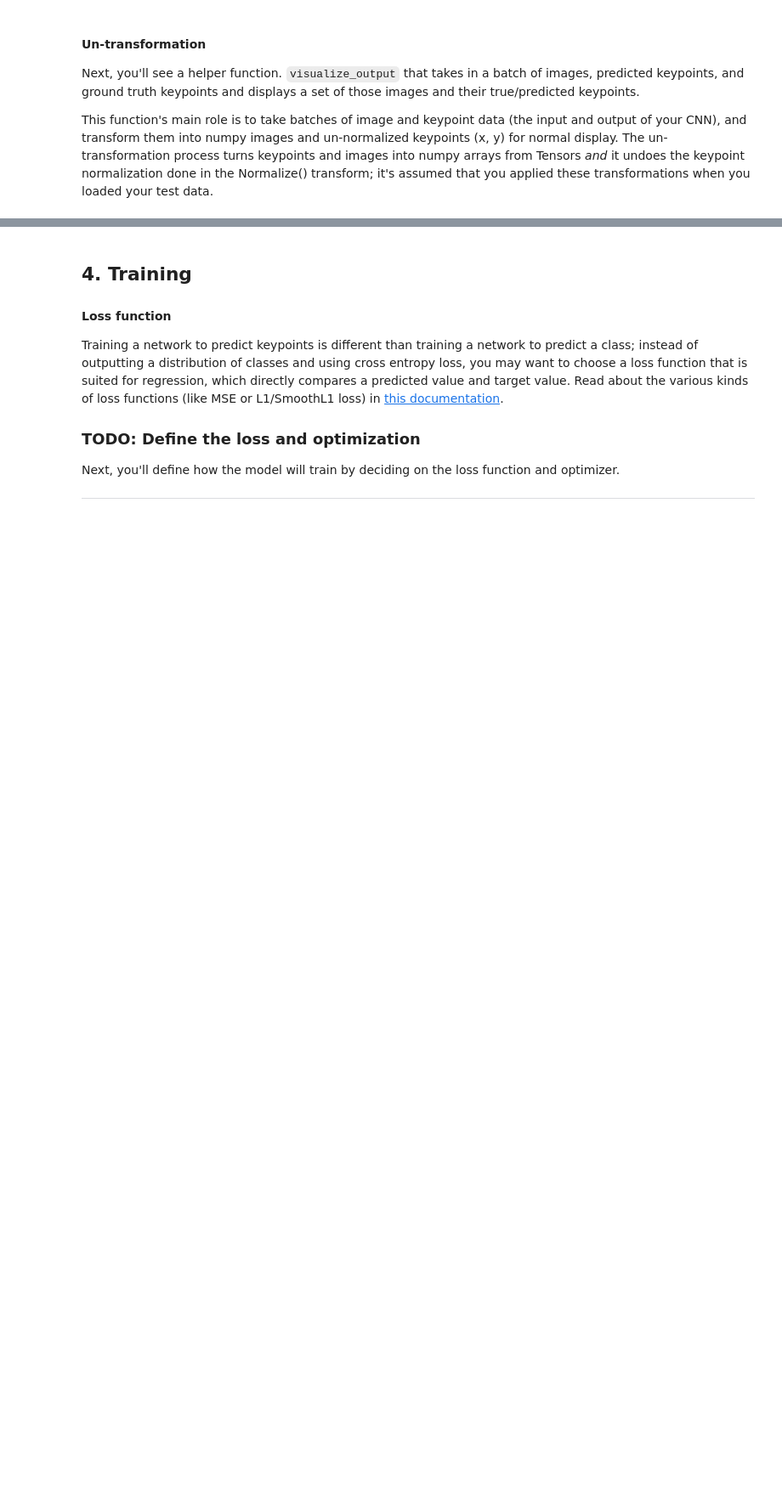
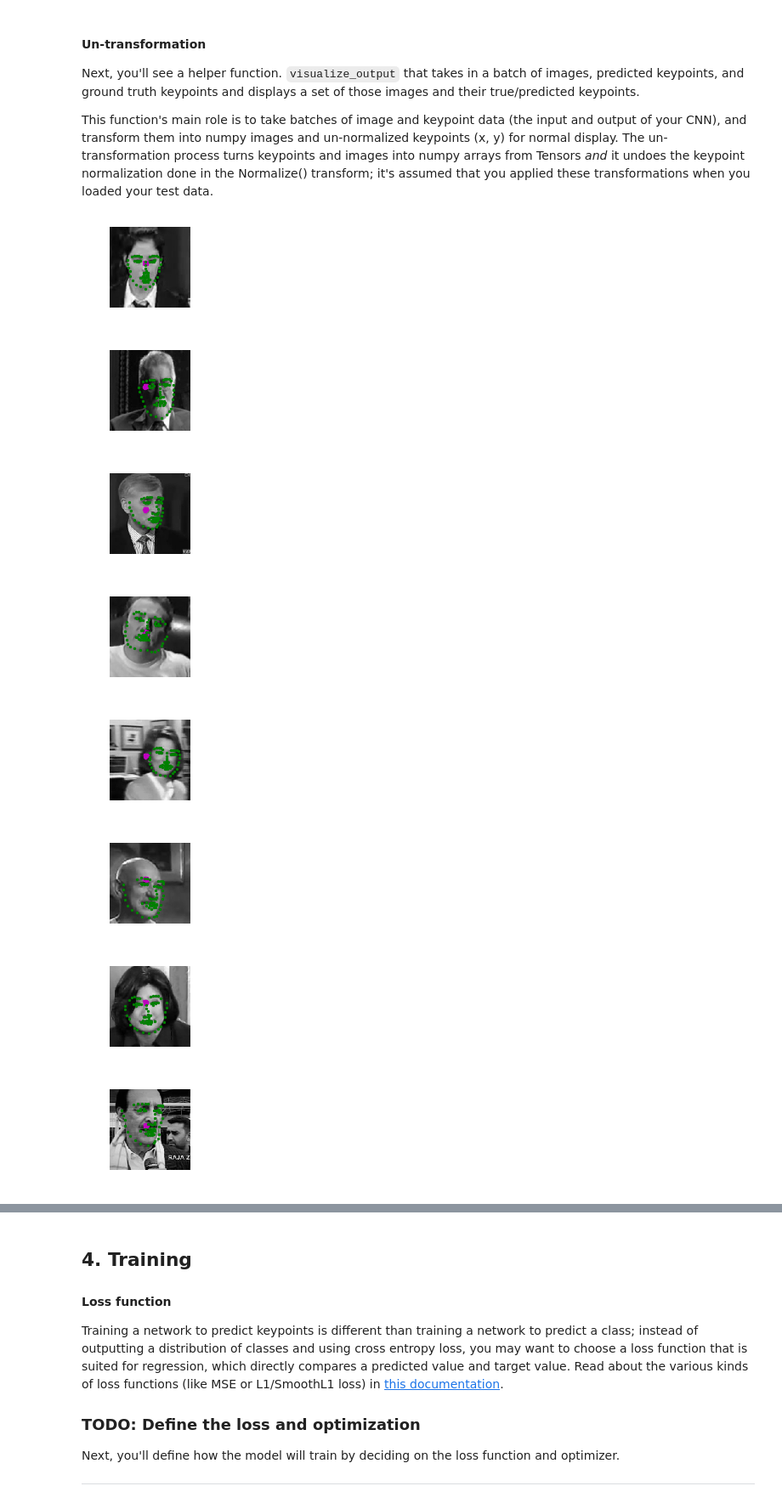
Before and after one commit to lkforward/facelook, a Jupyter notebook: 2_Define_the_Network_Architecture.ipynb, the cells around one changed output, grey strips where cells are left out. Shown at 85% size. Saved outputs shown, nothing was run; the diff lists cells and outputs as text; code cells hidden in the pictures; blank space fills up the shorter version.

```diff
--- a/2_Define_the_Network_Architecture.ipynb
+++ b/2_Define_the_Network_Architecture.ipynb
@@ -356,32 +392,41 @@ This function's main role is to take batches of image and keypoint data (the inp
 def visualize_output(test_images, test_outputs, gt_pts=None, batch_size=10):
 
     for i in range(batch_size):
         plt.figure(figsize=(20,10))
         ax = plt.subplot(1, batch_size, i+1)
 
         # un-transform the image data
         image = test_images[i].data   # get the image from it's wrapper
         image = image.numpy()   # convert to numpy array from a Tensor
         image = np.transpose(image, (1, 2, 0))   # transpose to go from torch to numpy image
 
         # un-transform the predicted key_pts data
         predicted_key_pts = test_outputs[i].data
         predicted_key_pts = predicted_key_pts.numpy()
         # undo normalization of keypoints
         predicted_key_pts = predicted_key_pts*50.0+100
 
         # plot ground truth points for comparison, if they exist
         ground_truth_pts = None
         if gt_pts is not None:
             ground_truth_pts = gt_pts[i]
             ground_truth_pts = ground_truth_pts*50.0+100
 
         # call show_all_keypoints
         show_all_keypoints(np.squeeze(image), predicted_key_pts, ground_truth_pts)
 
         plt.axis('off')
 
     plt.show()
 
-# # call it
-# visualize_output(test_images, test_outputs, gt_pts)
+# call it
+visualize_output(test_images, test_outputs, gt_pts)
+# %% [output]
+[figure, added]
+[figure, added]
+[figure, added]
+[figure, added]
+[figure, added]
+[figure, added]
+[figure, added]
+[figure, added]
```
Also changed, not shown: parts of 11 cells of this notebook.
